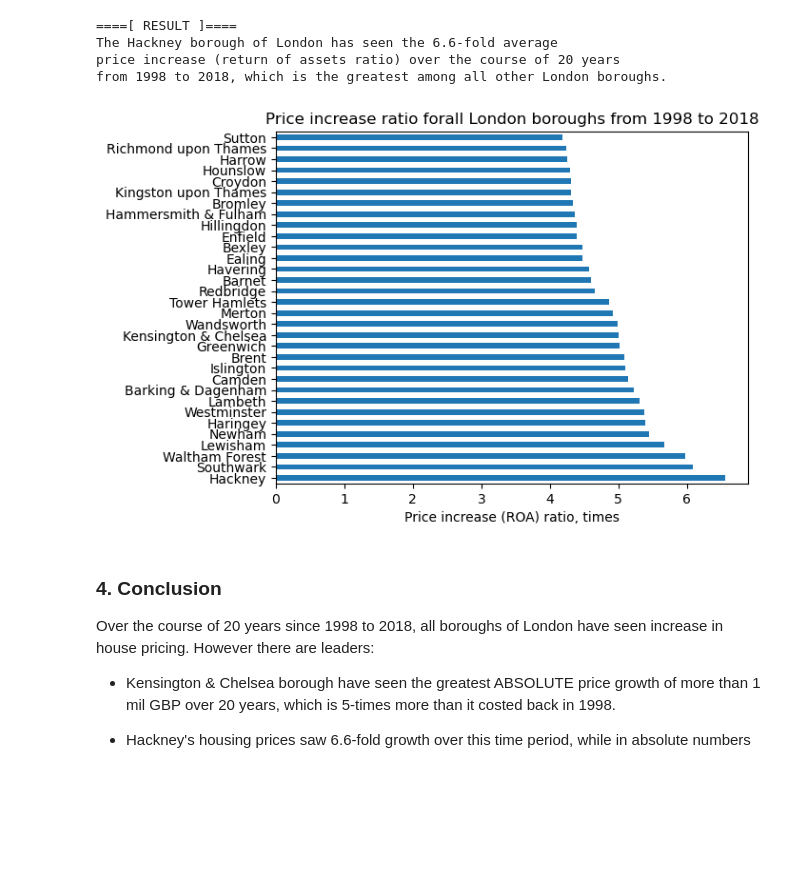
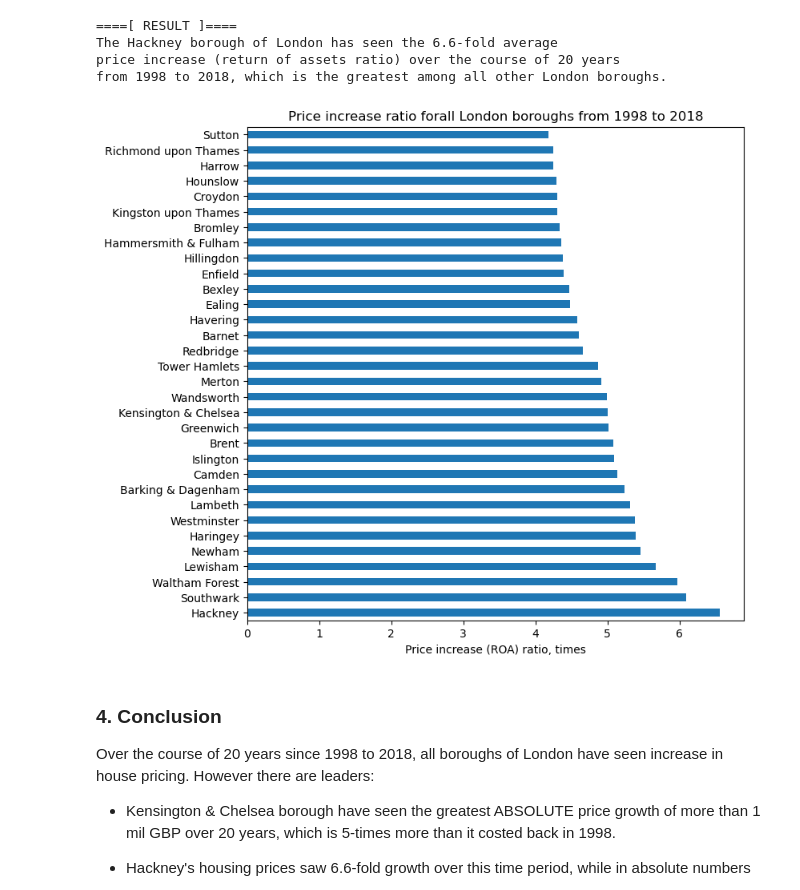
Before and after one commit to airenare/Springboard, a Jupyter notebook: Unit 4 Challenge - Tier 3/Unit 4 Challenge - Tier 3.ipynb, the cells around one changed output. Drawn from its saved outputs; the diff is of its cells as text; code cells hidden in the pictures; blank space fills up the shorter version.

```diff
--- a/Unit 4 Challenge - Tier 3/Unit 4 Challenge - Tier 3.ipynb
+++ b/Unit 4 Challenge - Tier 3/Unit 4 Challenge - Tier 3.ipynb
@@ -432,18 +433,18 @@ from 1998 to 2018, which is the greatest among all other London boroughs.
 # %%
 # Plotting the return of assets ratio for all boroughs
 ratio_df.sort_values('roa', ascending=False).plot(kind='barh',
                                                           x='borough', y='roa',
                                                          title = f"Price increase ratio for\
-all London boroughs from {last_year_of_interest - 20} to {last_year_of_interest}")
+all London boroughs from {last_year_of_interest - 20} to {last_year_of_interest}", figsize=(8,8))
 # Removing legend because there is only one variable
 plt.legend().remove()
 
 plt.xlabel("Price increase (ROA) ratio, times")
 plt.ylabel("")
 
 plt.show()
 # %% [output]
-[figure, old version]
+[figure, new version]
 # %% [markdown]
 ### 4. Conclusion
 Over the course of 20 years since 1998 to 2018, all boroughs of London have seen increase in house pricing.
```
Also changed, not shown: parts of 1 cell of this notebook.
